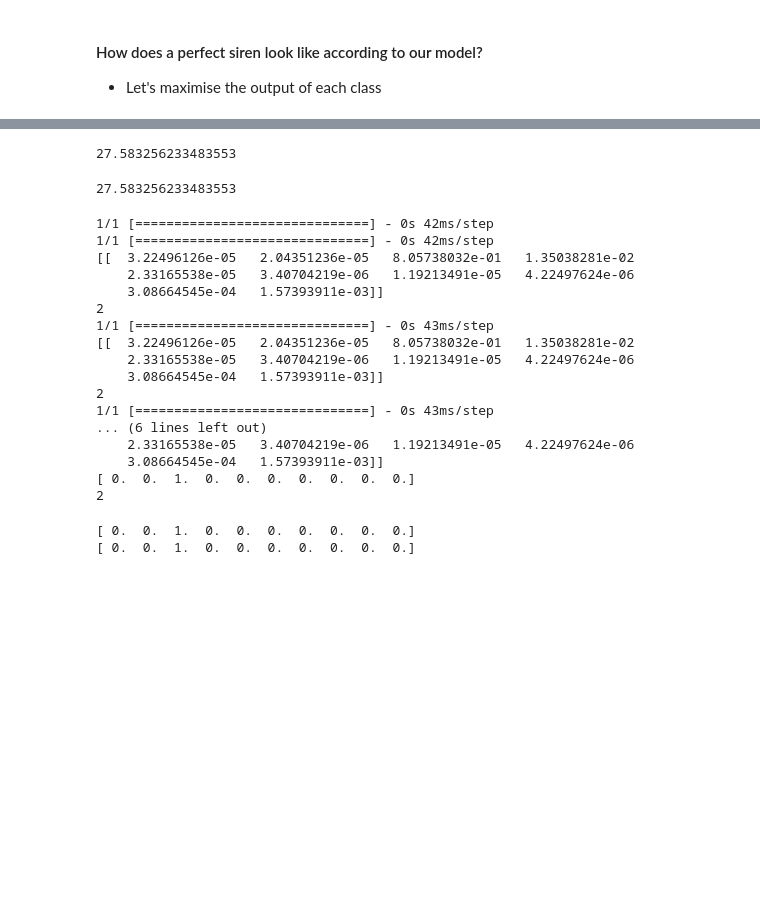
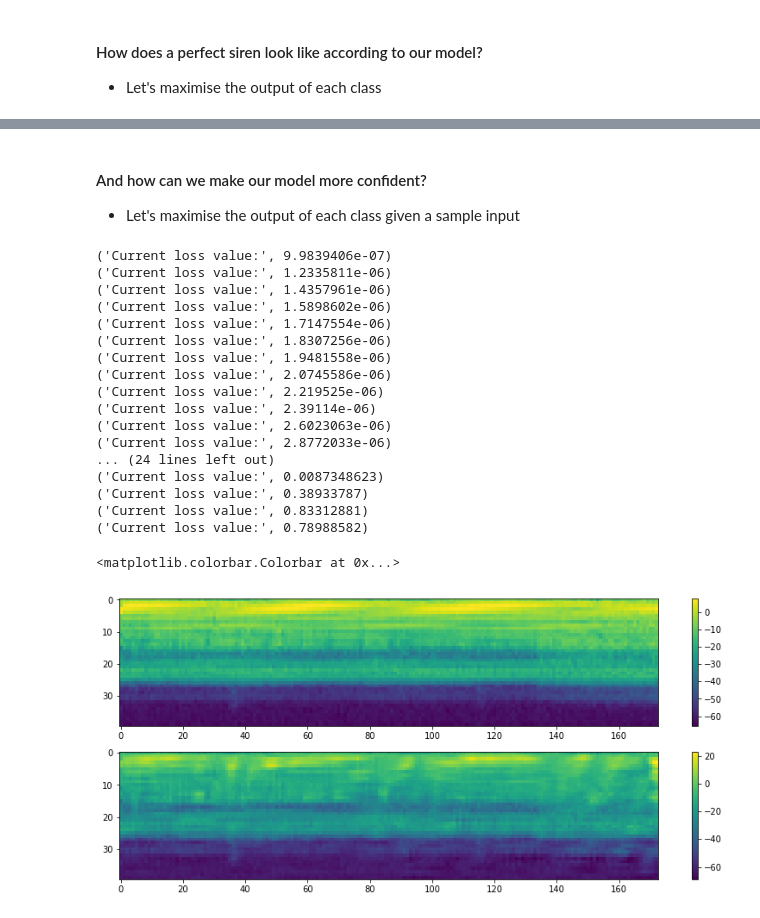
Before and after one commit to iwonasob/DLGdansk, a Jupyter notebook: What has our model learnt?.ipynb, the cells around one changed output, grey strips where cells are left out. Drawn from its saved outputs; the diff is of its cells as text; code cells hidden in the pictures; blank space fills up the shorter version.

```diff
--- a/What has our model learnt?.ipynb
+++ b/What has our model learnt?.ipynb
@@ -343,68 +318,56 @@ print(prediction.argmax(axis=0))
+# %% [markdown]
+#### And how can we make our model more confident?
+
++ Let's maximise the output of each class given a sample input
 # %%
-loss = K.mean(model.output[:, 2])
+loss = K.mean(model.output[:, 4])
 
 grads = 0
 # compute the gradient of the input picture wrt this loss
 grads = K.gradients(loss, input_data)[0]
 
 # normalization trick: we normalize the gradient
 grads /= (K.sqrt(K.mean(K.square(grads))) + 1e-5)
 
 # this function returns the loss and grads given the input picture
 iterate = K.function([input_data], [loss, grads])
 
-input_spec = X_test[2].T
+input_spec = X_test[3].T
 input_data_gen = np.expand_dims(input_spec, 0)
 input_data_gen = np.expand_dims(input_data_gen, 3)
-for i in range(50):
+for i in range(40):
     loss_value, grads_value = iterate([input_data_gen])
     input_data_gen_tmp = input_data_gen +grads_value
     input_data_gen = input_data_gen_tmp
-    print('Current loss value:', loss_value)
+    #print('Current loss value:', loss_value)
     if loss_value <= 0:
        # some filters get stuck to 0, we can skip them
         break
 
 f=plt.figure()
 plt.subplot(2,1,1)
 plt.imshow(input_spec.T, aspect='auto')
 plt.colorbar()
 plt.subplot(2,1,2)
 plt.imshow(input_data_gen[0,:,:,0].T, aspect='auto')
 plt.colorbar()
+# %% [output]
+('Current loss value:', 9.9839406e-07)
+('Current loss value:', 1.2335811e-06)
+('Current loss value:', 1.4357961e-06)
+('Current loss value:', 1.5898602e-06)
+('Current loss value:', 1.7147554e-06)
+('Current loss value:', 1.8307256e-06)
+('Current loss value:', 1.9481558e-06)
+('Current loss value:', 2.0745586e-06)
+('Current loss value:', 2.219525e-06)
+('Current loss value:', 2.39114e-06)
+('Current loss value:', 2.6023063e-06)
+('Current loss value:', 2.8772033e-06)
+... (24 lines left out)
+('Current loss value:', 0.0087348623)
+('Current loss value:', 0.38933787)
+('Current loss value:', 0.83312881)
+('Current loss value:', 0.78988582)
+<matplotlib.colorbar.Colorbar at 0x...>
+[figure, added]
-# %%
-np.max(input_spec - np.squeeze(input_data_gen))
-# %% [output]
-27.583256233483553
-27.583256233483553
-# %%
-predictionASCENT = model.predict(input_data_gen, batch_size=1, verbose=1)
-print(predictionASCENT)
-print(np.argmax(predictionASCENT))
-prediction = model.predict(np.expand_dims(np.expand_dims(X_test[2].T,0),3), batch_size=1, verbose=1)
-print(prediction)
-print(y_test[2])
-print(np.argmax(prediction))
-# %% [output]
-1/1 [==============================] - 0s 42ms/step
-1/1 [==============================] - 0s 42ms/step
-[[  3.22496126e-05   2.04351236e-05   8.05738032e-01   1.35038281e-02
-    2.33165538e-05   3.40704219e-06   1.19213491e-05   4.22497624e-06
-    3.08664545e-04   1.57393911e-03]]
-2
-1/1 [==============================] - 0s 43ms/step
-[[  3.22496126e-05   2.04351236e-05   8.05738032e-01   1.35038281e-02
-    2.33165538e-05   3.40704219e-06   1.19213491e-05   4.22497624e-06
-    3.08664545e-04   1.57393911e-03]]
-2
-1/1 [==============================] - 0s 43ms/step
-... (6 lines left out)
-    2.33165538e-05   3.40704219e-06   1.19213491e-05   4.22497624e-06
-    3.08664545e-04   1.57393911e-03]]
-[ 0.  0.  1.  0.  0.  0.  0.  0.  0.  0.]
-2
-# %%
-print(y_test[2])
-# %% [output]
-[ 0.  0.  1.  0.  0.  0.  0.  0.  0.  0.]
-[ 0.  0.  1.  0.  0.  0.  0.  0.  0.  0.]
```
Also changed, not shown: parts of 13 cells of this notebook.
